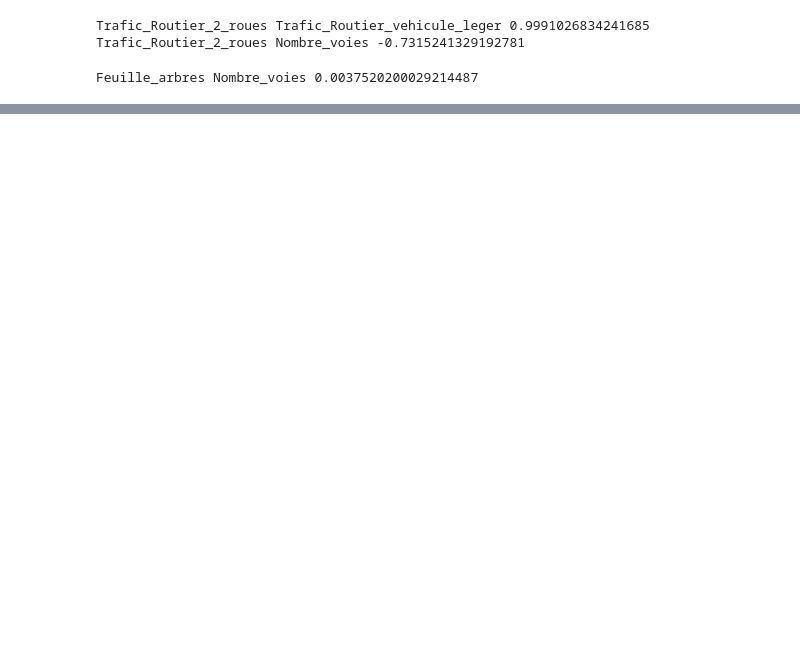
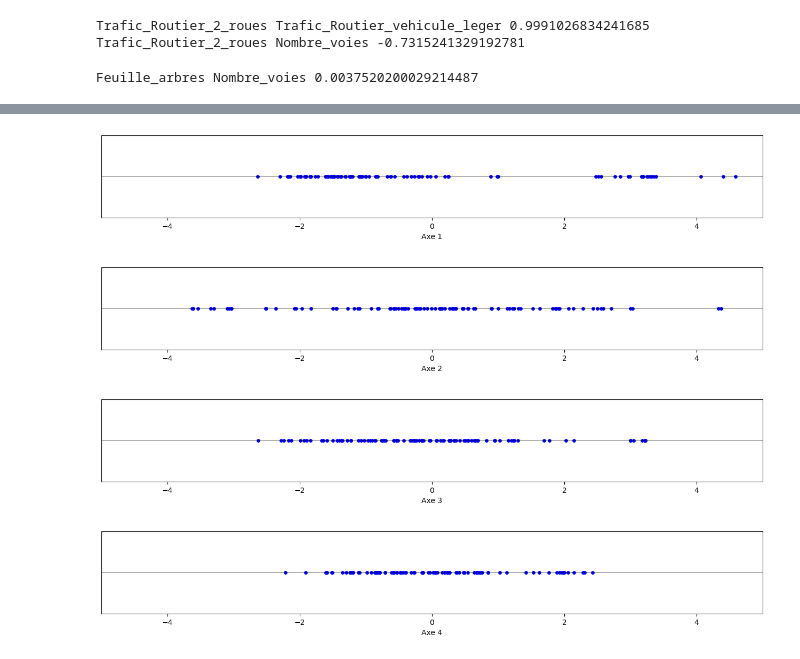
Before and after one commit to TLeandre/Categorisation-de-capteurs-de-pollution, a Jupyter notebook: scripts/Louison.ipynb, the cells around one changed output, grey strips where cells are left out. Saved outputs shown, nothing was run; the diff lists cells and outputs as text; code cells hidden in the pictures; blank space fills up the shorter version.

```diff
--- a/scripts/Louison.ipynb
+++ b/scripts/Louison.ipynb
@@ -138,0 +192,18 @@ Feuille_arbres Nombre_voies 0.0037520200029214487
+# %%
+
+for i in range (len(np.transpose(projections))):
+    donnees_1d = np.transpose(projections)[i]
+# Créez un graphique 1D avec des points
+# Créez un graphique 1D avec des points et un axe
+    plt.figure(figsize=(16, 2))  # Réglez la taille du graphique
+    plt.scatter(donnees_1d, [0] * len(donnees_1d), marker='o', color='blue', s=15)  # Ajustez la taille des points avec l'argument 's'
+    plt.axhline(y=0, color='black', linewidth=0.5)  # Ajoutez un axe horizontal
+    plt.xlabel("Axe " + str(i+1))
+    plt.yticks([])  # Supprimez les marques de graduation sur l'axe des ordonnées
+    plt.xlim(-5,5)
+    plt.show()
+# %% [output]
+[figure, added]
+[figure, added]
+[figure, added]
+[figure, added]
```
Also changed, not shown: parts of 7 cells of this notebook.
